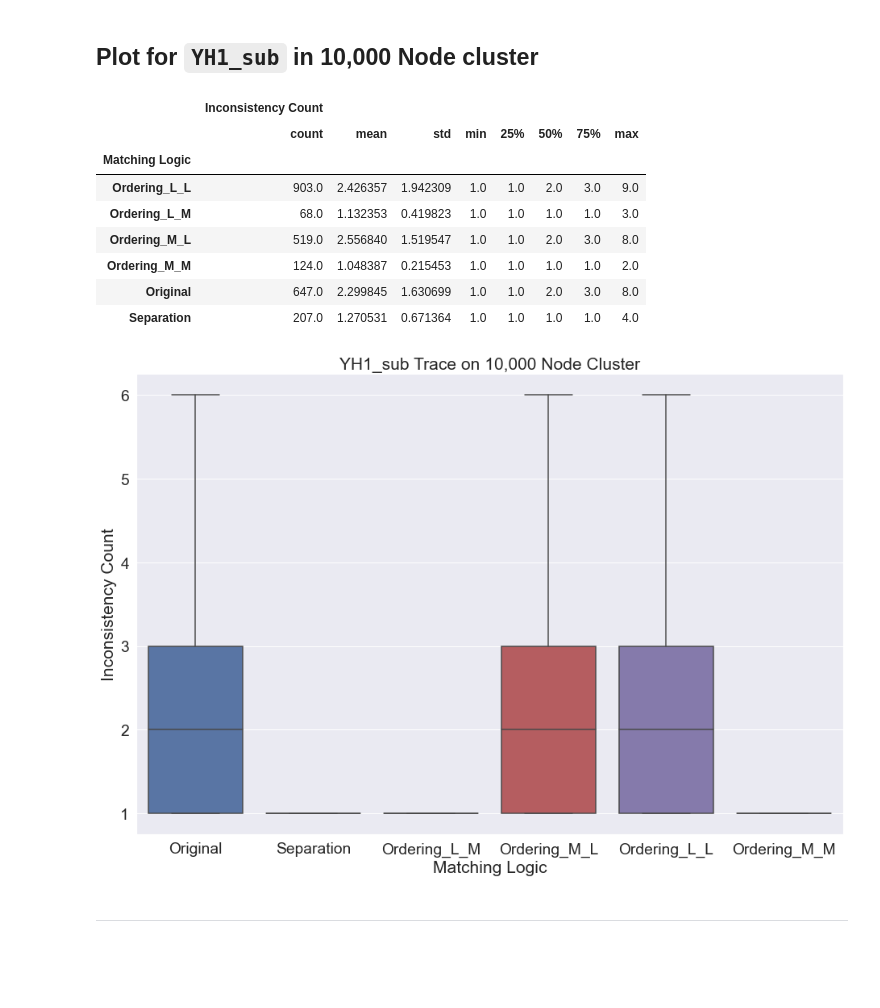
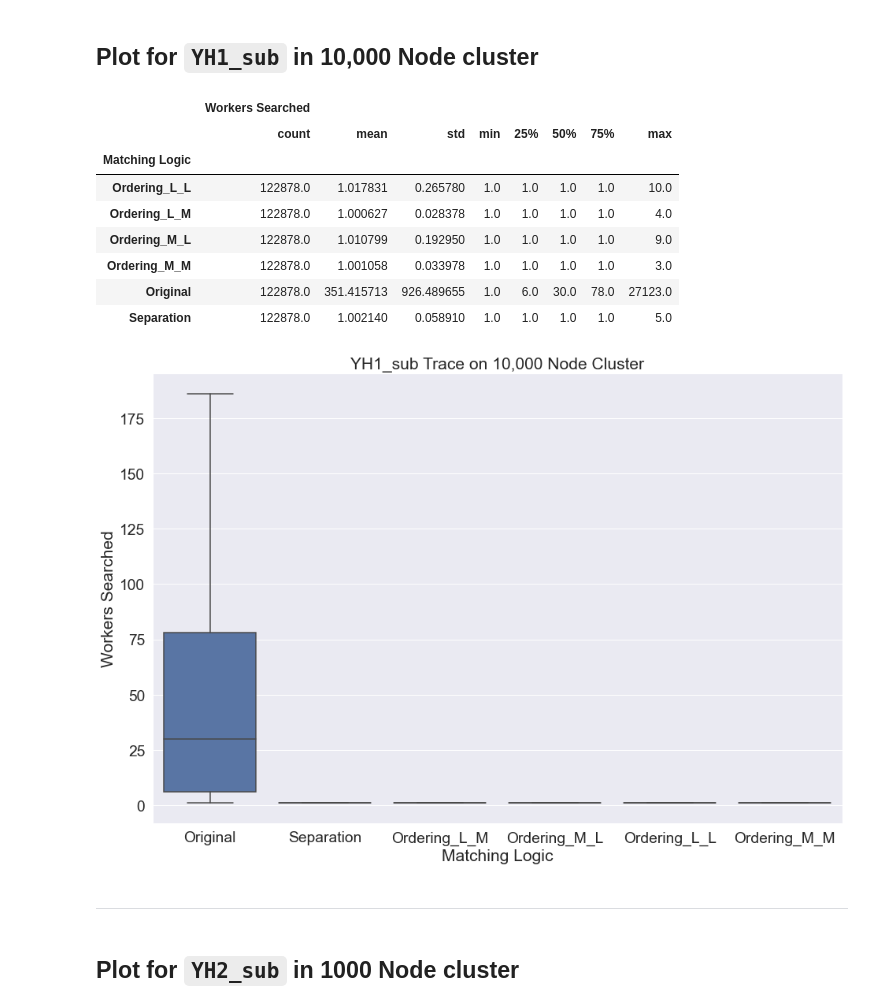
Before and after one commit to meghanat/megha_simulator, a Jupyter notebook: Results/Plot_inconsistency_count.ipynb, the cells around one changed output. Saved outputs shown, nothing was run; the diff lists cells and outputs as text; code cells hidden in the pictures; blank space fills up the shorter version.

```diff
--- a/Results/Plot_inconsistency_count.ipynb
+++ b/Results/Plot_inconsistency_count.ipynb
@@ -201,8 +220,11 @@ for logic in MATCHING_LOGIC_TECHNIQUES:
             print(logic, trace, cluster_size)
             INTERNAL_INCONSISTENCY_FILE = MATCHING_LOGIC_DATA[logic][trace][cluster_size][INTERNAL_INCONSISTENCY_COUNT]
             EXTERNAL_INCONSISTENCY_FILE = MATCHING_LOGIC_DATA[logic][trace][cluster_size][EXTERNAL_INCONSISTENCY_COUNT]
+            WORKERS_SEARCHED_FILE = MATCHING_LOGIC_DATA[logic][trace][cluster_size][WORKERS_SEARCHED_COUNT]
+
             with open(getPathToFile(logic, INTERNAL_INCONSISTENCY_FILE)) as fHandler_int, \
-                 open(getPathToFile(logic, EXTERNAL_INCONSISTENCY_FILE)) as fHandler_ext:
+                 open(getPathToFile(logic, EXTERNAL_INCONSISTENCY_FILE)) as fHandler_ext, \
+                 open(getPathToFile(logic, WORKERS_SEARCHED_FILE)) as fHandler_workers:
                     # Adding internal inconsistency counts
                     for line in fHandler_int:
                         job_id_task_id, inconsistency_count = [x.strip() for x in line.split(':')]
@@ -219,5 +241,14 @@ for logic in MATCHING_LOGIC_TECHNIQUES:
                             inconsistency_count + \
                                 MATCHING_LOGIC_DATA[logic][trace][cluster_size][COMBINED_INCONSISTENCY_COUNT].get(job_id_task_id, 0)
 
+                    # Adding workers searched counts
+                    for line in fHandler_workers:
+                        job_id_task_id, search_count = [x.strip() for x in line.split(':')]
+                        search_count = int(search_count)
+                        MATCHING_LOGIC_DATA[logic][trace][cluster_size][READ_WORKERS_SEARCHED_COUNT][job_id_task_id] = \
+                            search_count + \
+                                MATCHING_LOGIC_DATA[logic][trace][cluster_size][READ_WORKERS_SEARCHED_COUNT].get(job_id_task_id, 0)
+
+
 MATCHING_LOGIC_DATA
 # %% [output]
@@ -304,6 +335,27 @@ def create_dataframe(MATCHING_LOGIC_DATA, CLUSTER_TRACE_NAMES, TRACE_NAME, CLUST
 #             input_list.append([logic, NO_INCONSISTENCY_EVENT])
 
     return pd.DataFrame(input_list, columns=['Matching Logic', 'Inconsistency Count'])
+# %%
+def create_workers_searched_dataframe(MATCHING_LOGIC_DATA, CLUSTER_TRACE_NAMES, TRACE_NAME, CLUSTER_SIZE):
+    assert TRACE_NAME in CLUSTER_TRACE_NAMES, f"Invalid trace name={TRACE_NAME} provided!"
+    assert CLUSTER_SIZE in [TEN_THOUSAND_NODE_CLUSTER_SIZE, THOUSAND_NODE_CLUSTER_SIZE], \
+            f"Invalid cluster size={CLUSTER_SIZE} provided!"
+
+    input_list = list()
+#     for logic in filter(lambda x : x != "Original", MATCHING_LOGIC_TECHNIQUES):  # To ignore Original approach
+    for logic in MATCHING_LOGIC_TECHNIQUES:
+        # Add tasks which did have inconsistency events > 0
+        for datum in MATCHING_LOGIC_DATA[logic][TRACE_NAME][CLUSTER_SIZE][READ_WORKERS_SEARCHED_COUNT].values():
+            input_list.append([logic, datum])
+
+        # Add tasks which did not have any inconsistency events with 0
+#         NO_INCONSISTENCY_EVENT = 0
+#         task_count_with_inconsistency_event = \
+#             len(MATCHING_LOGIC_DATA[logic][TRACE_NAME][CLUSTER_SIZE][COMBINED_INCONSISTENCY_COUNT].keys())
+#         for _ in range(total_task_count_per_trace[TRACE_NAME] - task_count_with_inconsistency_event):
+#             input_list.append([logic, NO_INCONSISTENCY_EVENT])
+
+    return pd.DataFrame(input_list, columns=['Matching Logic', 'Workers Searched'])
 # %% [markdown]
 ---
 # %%
@@ -412,32 +537,35 @@ fig.savefig(fname= BASE_FILE_PATH / Path('BoxPlot_Images') / Path("YH1_sub_1000.
 # %% [markdown]
 ## Plot for `YH1_sub` in 10,000 Node cluster
 # %%
-create_dataframe(MATCHING_LOGIC_DATA,
-                 CLUSTER_TRACE_NAMES,
-                 "YH1_sub",
-                 10_000
-                ).groupby("Matching Logic").describe()
+create_workers_searched_dataframe(MATCHING_LOGIC_DATA,
+                                  CLUSTER_TRACE_NAMES,
+                                  "YH1_sub",
+                                  10_000
+                                  ).groupby("Matching Logic").describe()
 # %% [output]
-|  | Inconsistency Count |  |  |  |  |  |  |  |
+|  | Workers Searched |  |  |  |  |  |  |  |
 |  | count | mean | std | min | 25% | 50% | 75% | max |
 | Matching Logic |  |  |  |  |  |  |  |  |
-| Ordering_L_L | 903.0 | 2.426357 | 1.942309 | 1.0 | 1.0 | 2.0 | 3.0 | 9.0 |
-| Ordering_L_M | 68.0 | 1.132353 | 0.419823 | 1.0 | 1.0 | 1.0 | 1.0 | 3.0 |
-| Ordering_M_L | 519.0 | 2.556840 | 1.519547 | 1.0 | 1.0 | 2.0 | 3.0 | 8.0 |
-| Ordering_M_M | 124.0 | 1.048387 | 0.215453 | 1.0 | 1.0 | 1.0 | 1.0 | 2.0 |
-| Original | 647.0 | 2.299845 | 1.630699 | 1.0 | 1.0 | 2.0 | 3.0 | 8.0 |
-| Separation | 207.0 | 1.270531 | 0.671364 | 1.0 | 1.0 | 1.0 | 1.0 | 4.0 |
+| Ordering_L_L | 122878.0 | 1.017831 | 0.265780 | 1.0 | 1.0 | 1.0 | 1.0 | 10.0 |
+| Ordering_L_M | 122878.0 | 1.000627 | 0.028378 | 1.0 | 1.0 | 1.0 | 1.0 | 4.0 |
+| Ordering_M_L | 122878.0 | 1.010799 | 0.192950 | 1.0 | 1.0 | 1.0 | 1.0 | 9.0 |
+| Ordering_M_M | 122878.0 | 1.001058 | 0.033978 | 1.0 | 1.0 | 1.0 | 1.0 | 3.0 |
+| Original | 122878.0 | 351.415713 | 926.489655 | 1.0 | 6.0 | 30.0 | 78.0 | 27123.0 |
+| Separation | 122878.0 | 1.002140 | 0.058910 | 1.0 | 1.0 | 1.0 | 1.0 | 5.0 |
 # %%
-ax = sns.boxplot(x="Matching Logic", y="Inconsistency Count", data=create_dataframe(MATCHING_LOGIC_DATA,
-                                                                                    CLUSTER_TRACE_NAMES,
-                                                                                    "YH1_sub",
-                                                                                    10_000
-                                                                                   ), showfliers = False)
+ax = sns.boxplot(x="Matching Logic", y="Workers Searched",
+                 data=create_workers_searched_dataframe(MATCHING_LOGIC_DATA,
+                                                        CLUSTER_TRACE_NAMES,
+                                                        "YH1_sub",
+                                                        10_000
+                                                        ), showfliers = False)
 ax.set(title='YH1_sub Trace on 10,000 Node Cluster')
 
 fig = ax.get_figure()
-fig.savefig(fname= BASE_FILE_PATH / Path('BoxPlot_Images') / Path("YH1_sub_10_000.jpeg"), dpi=300)
+fig.savefig(fname= BASE_FILE_PATH / Path('BoxPlot_Images') / Path("YH1_sub_10_000_workers_searched.jpeg"), dpi=300)
 # %% [output]
-[figure, old version]
+[figure, new version]
 # %% [markdown]
 ---
+# %% [markdown]
+## Plot for `YH2_sub` in 1000 Node cluster
```
Also changed, not shown: parts of 32 cells of this notebook.
